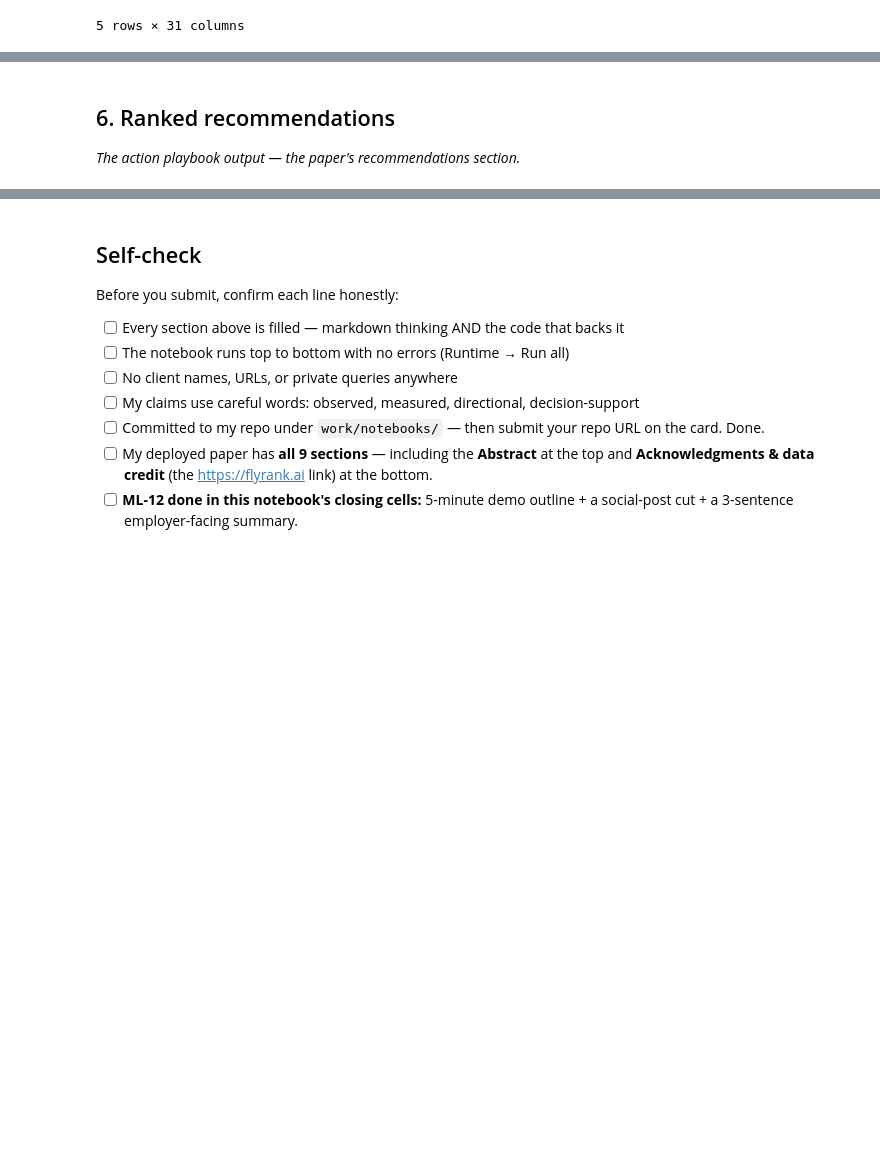
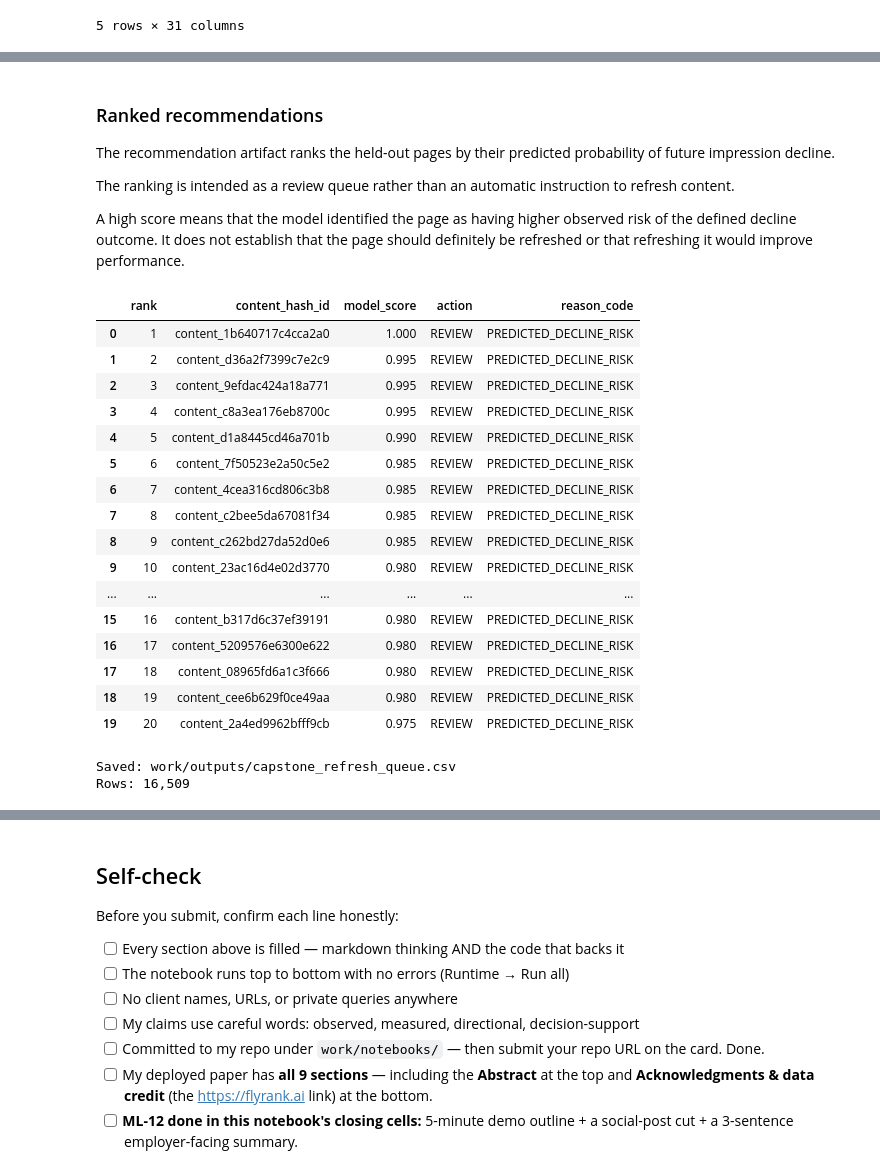
Before and after one commit to swiftcoder0/flyrank_intership_assignment, a Jupyter notebook: work/notebooks/capstone.ipynb, the cells around one changed output, grey strips where cells are left out. Drawn from its saved outputs; the diff is of its cells as text; code cells hidden in the pictures; blank space fills up the shorter version.

```diff
--- a/work/notebooks/capstone.ipynb
+++ b/work/notebooks/capstone.ipynb
@@ -103,5 +461,76 @@ Columns: 31
 # %% [markdown]
-## 6. Ranked recommendations
+### Ranked recommendations
 
-*The action playbook output — the paper's recommendations section.*
+The recommendation artifact ranks the held-out pages by their predicted
+probability of future impression decline.
+
+The ranking is intended as a review queue rather than an automatic
+instruction to refresh content.
+
+A high score means that the model identified the page as having higher
+observed risk of the defined decline outcome. It does not establish
+that the page should definitely be refreshed or that refreshing it
+would improve performance.
+# %%
+# Create ranked recommendation queue
+
+ranked_queue = (
+    test_results
+    .sort_values("model_score", ascending=False)
+    .reset_index(drop=True)
+)
+
+ranked_queue["rank"] = ranked_queue.index + 1
+ranked_queue["action"] = "REVIEW"
+ranked_queue["reason_code"] = "PREDICTED_DECLINE_RISK"
+
+ranked_queue = ranked_queue[
+    [
+        "rank",
+        "content_hash_id",
+        "model_score",
+        "action",
+        "reason_code"
+    ]
+]
+
+# Show top 20
+ranked_queue.head(20)
+# %% [output]
+|  | rank | content_hash_id | model_score | action | reason_code |
+| 0 | 1 | content_1b640717c4cca2a0 | 1.000 | REVIEW | PREDICTED_DECLINE_RISK |
+| 1 | 2 | content_d36a2f7399c7e2c9 | 0.995 | REVIEW | PREDICTED_DECLINE_RISK |
+| 2 | 3 | content_9efdac424a18a771 | 0.995 | REVIEW | PREDICTED_DECLINE_RISK |
+| 3 | 4 | content_c8a3ea176eb8700c | 0.995 | REVIEW | PREDICTED_DECLINE_RISK |
+| 4 | 5 | content_d1a8445cd46a701b | 0.990 | REVIEW | PREDICTED_DECLINE_RISK |
+| 5 | 6 | content_7f50523e2a50c5e2 | 0.985 | REVIEW | PREDICTED_DECLINE_RISK |
+| 6 | 7 | content_4cea316cd806c3b8 | 0.985 | REVIEW | PREDICTED_DECLINE_RISK |
+| 7 | 8 | content_c2bee5da67081f34 | 0.985 | REVIEW | PREDICTED_DECLINE_RISK |
+| 8 | 9 | content_c262bd27da52d0e6 | 0.985 | REVIEW | PREDICTED_DECLINE_RISK |
+| 9 | 10 | content_23ac16d4e02d3770 | 0.980 | REVIEW | PREDICTED_DECLINE_RISK |
+| ... | ... | ... | ... | ... | ... |
+| 15 | 16 | content_b317d6c37ef39191 | 0.980 | REVIEW | PREDICTED_DECLINE_RISK |
+| 16 | 17 | content_5209576e6300e622 | 0.980 | REVIEW | PREDICTED_DECLINE_RISK |
+| 17 | 18 | content_08965fd6a1c3f666 | 0.980 | REVIEW | PREDICTED_DECLINE_RISK |
+| 18 | 19 | content_cee6b629f0ce49aa | 0.980 | REVIEW | PREDICTED_DECLINE_RISK |
+| 19 | 20 | content_2a4ed9962bfff9cb | 0.975 | REVIEW | PREDICTED_DECLINE_RISK |
+# %%
+# Save the ranked recommendation artifact
+
+import os
+
+os.makedirs("work/outputs", exist_ok=True)
+
+output_path = "work/outputs/capstone_refresh_queue.csv"
+
+ranked_queue.to_csv(
+    output_path,
+    index=False
+)
+
+print(f"Saved: {output_path}")
+print(f"Rows: {len(ranked_queue):,}")
+# %% [output]
+Saved: work/outputs/capstone_refresh_queue.csv
+Rows: 16,509
 # %% [markdown]
```
Also changed, not shown: parts of 19 cells of this notebook.
